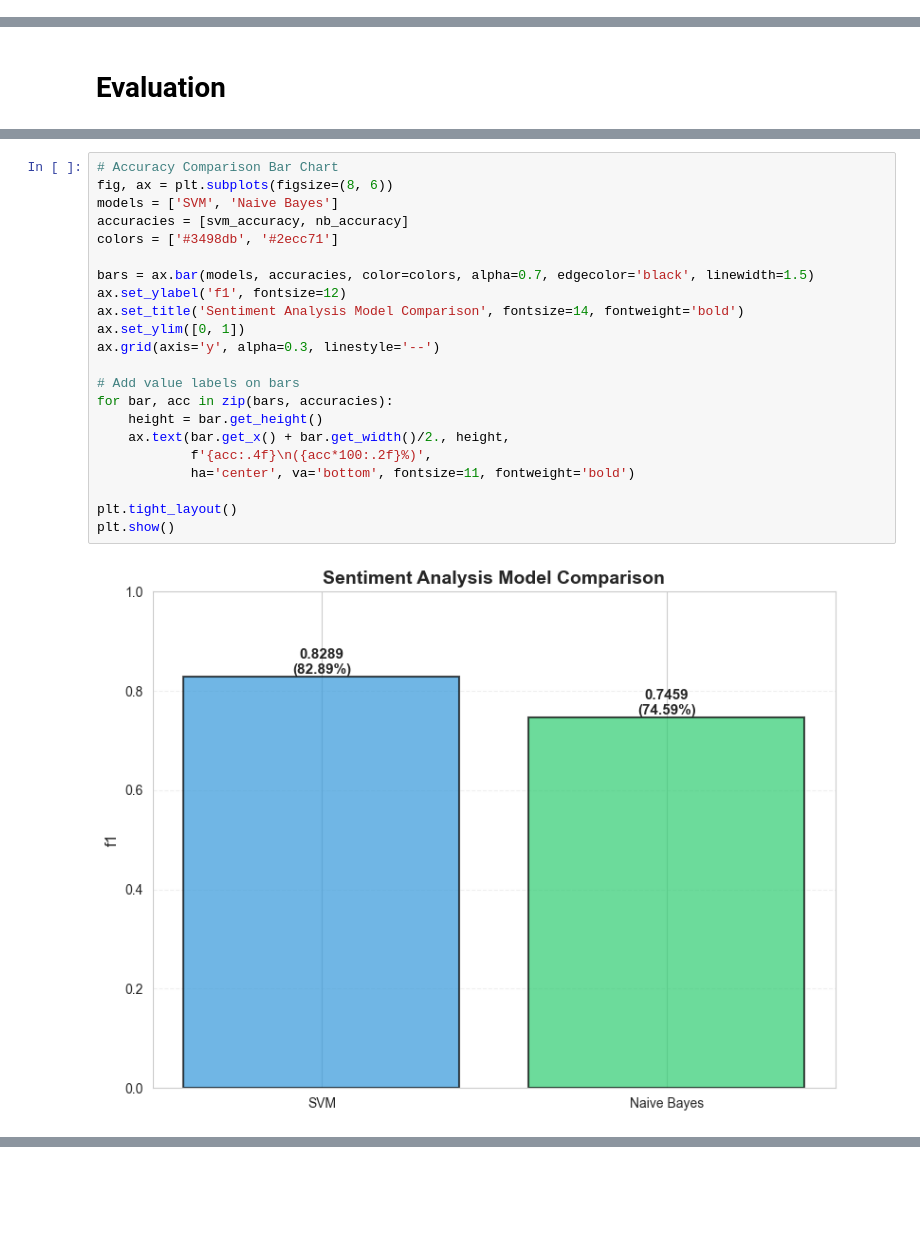
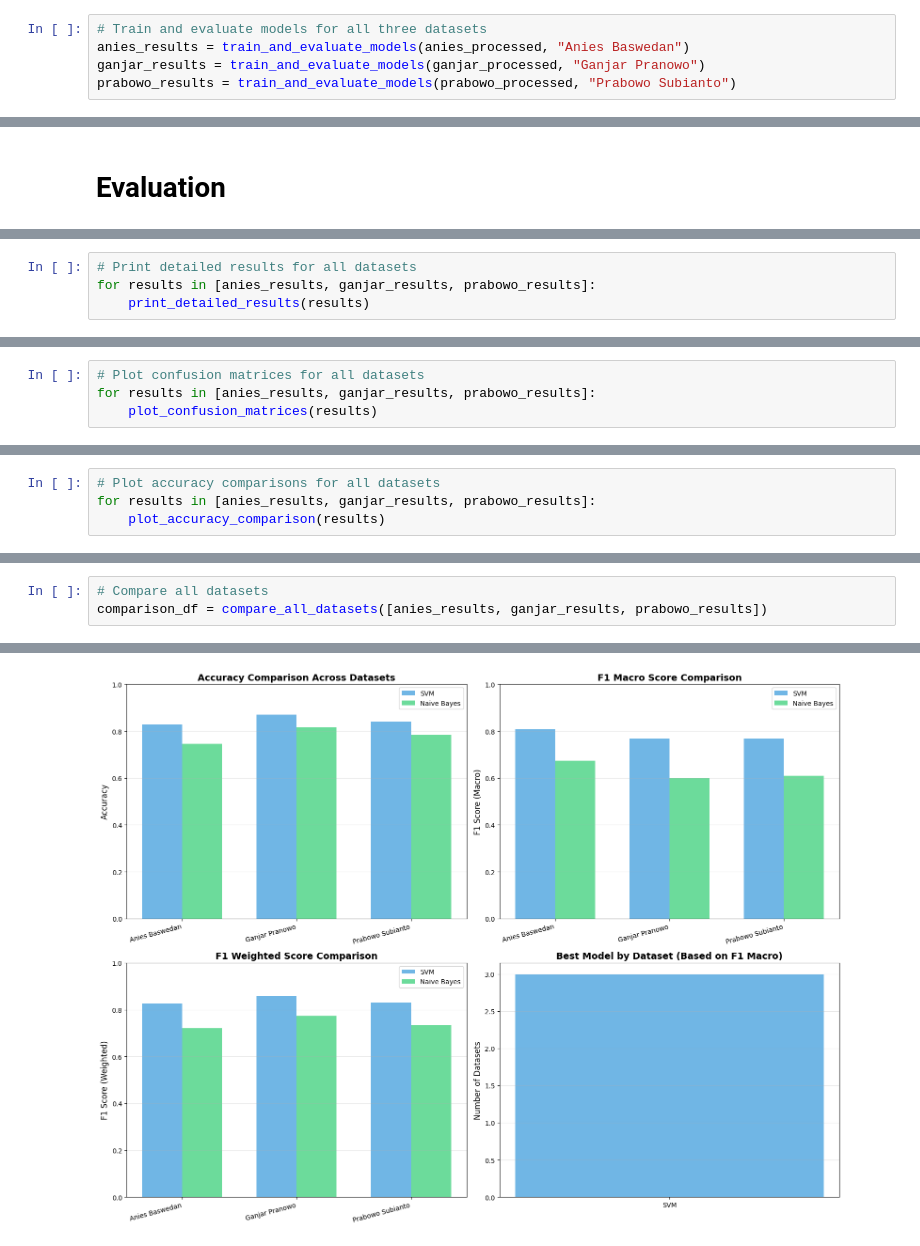
Before and after one commit to Rivooooo/Sentiment-Analysis, a Jupyter notebook: sentiment_analysis_2024_presidential_campaign/sentiment_analysis_2024_presidential_campaign.ipynb, the cells around one changed output, grey strips where cells are left out. Saved outputs shown, nothing was run; the diff lists cells and outputs as text; blank space fills up the shorter version.

Commit message:
applying model to the other 2 dataset (ganjar and prabowo)

```diff
--- a/sentiment_analysis_2024_presidential_campaign/sentiment_analysis_2024_presidential_campaign.ipynb
+++ b/sentiment_analysis_2024_presidential_campaign/sentiment_analysis_2024_presidential_campaign.ipynb
@@ -302,0 +333,5 @@ Naive Bayes Confusion Matrix:
+# %%
+# Train and evaluate models for all three datasets
+anies_results = train_and_evaluate_models(anies_processed, "Anies Baswedan")
+ganjar_results = train_and_evaluate_models(ganjar_processed, "Ganjar Pranowo")
+prabowo_results = train_and_evaluate_models(prabowo_processed, "Prabowo Subianto")
@@ -304,0 +435,4 @@ Naive Bayes Confusion Matrix:
+# %%
+# Print detailed results for all datasets
+for results in [anies_results, ganjar_results, prabowo_results]:
+    print_detailed_results(results)
@@ -304,0 +459,4 @@ Naive Bayes Confusion Matrix:
+# %%
+# Plot confusion matrices for all datasets
+for results in [anies_results, ganjar_results, prabowo_results]:
+    plot_confusion_matrices(results)
@@ -304,0 +467,4 @@ Naive Bayes Confusion Matrix:
+# %%
+# Plot accuracy comparisons for all datasets
+for results in [anies_results, ganjar_results, prabowo_results]:
+    plot_accuracy_comparison(results)
@@ -401,24 +562,4 @@ plt.show()
-# %%
-# Accuracy Comparison Bar Chart
-fig, ax = plt.subplots(figsize=(8, 6))
-models = ['SVM', 'Naive Bayes']
-accuracies = [svm_accuracy, nb_accuracy]
-colors = ['#3498db', '#2ecc71']
-
-bars = ax.bar(models, accuracies, color=colors, alpha=0.7, edgecolor='black', linewidth=1.5)
-ax.set_ylabel('f1', fontsize=12)
-ax.set_title('Sentiment Analysis Model Comparison', fontsize=14, fontweight='bold')
-ax.set_ylim([0, 1])
-ax.grid(axis='y', alpha=0.3, linestyle='--')
-
-# Add value labels on bars
-for bar, acc in zip(bars, accuracies):
-    height = bar.get_height()
-    ax.text(bar.get_x() + bar.get_width()/2., height,
-            f'{acc:.4f}\n({acc*100:.2f}%)',
-            ha='center', va='bottom', fontsize=11, fontweight='bold')
-
-plt.tight_layout()
-plt.show()
-# %% [output]
-[figure, removed]
+# %%
+# Compare all datasets
+comparison_df = compare_all_datasets([anies_results, ganjar_results, prabowo_results])
+# %% [output]
@@ -424,0 +575 @@ plt.show()
+[figure, added]
```
Also changed, not shown: parts of 45 cells of this notebook.
